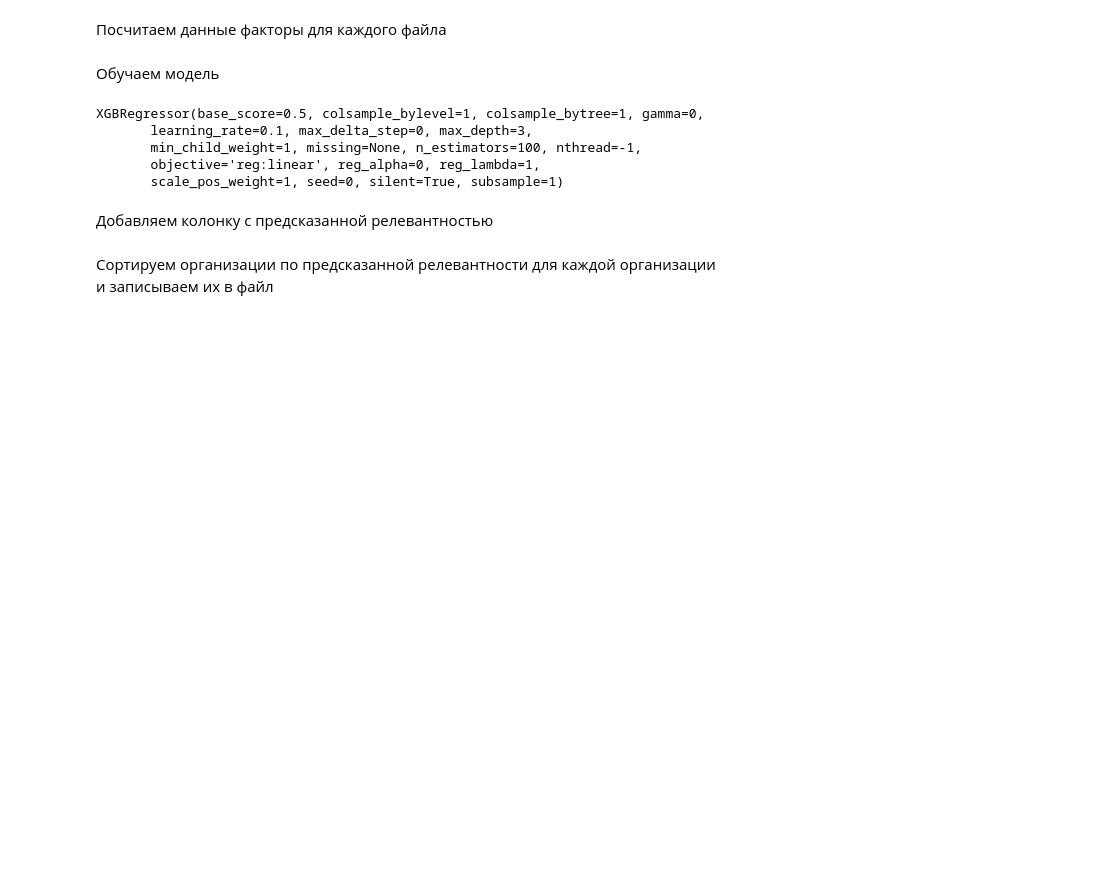
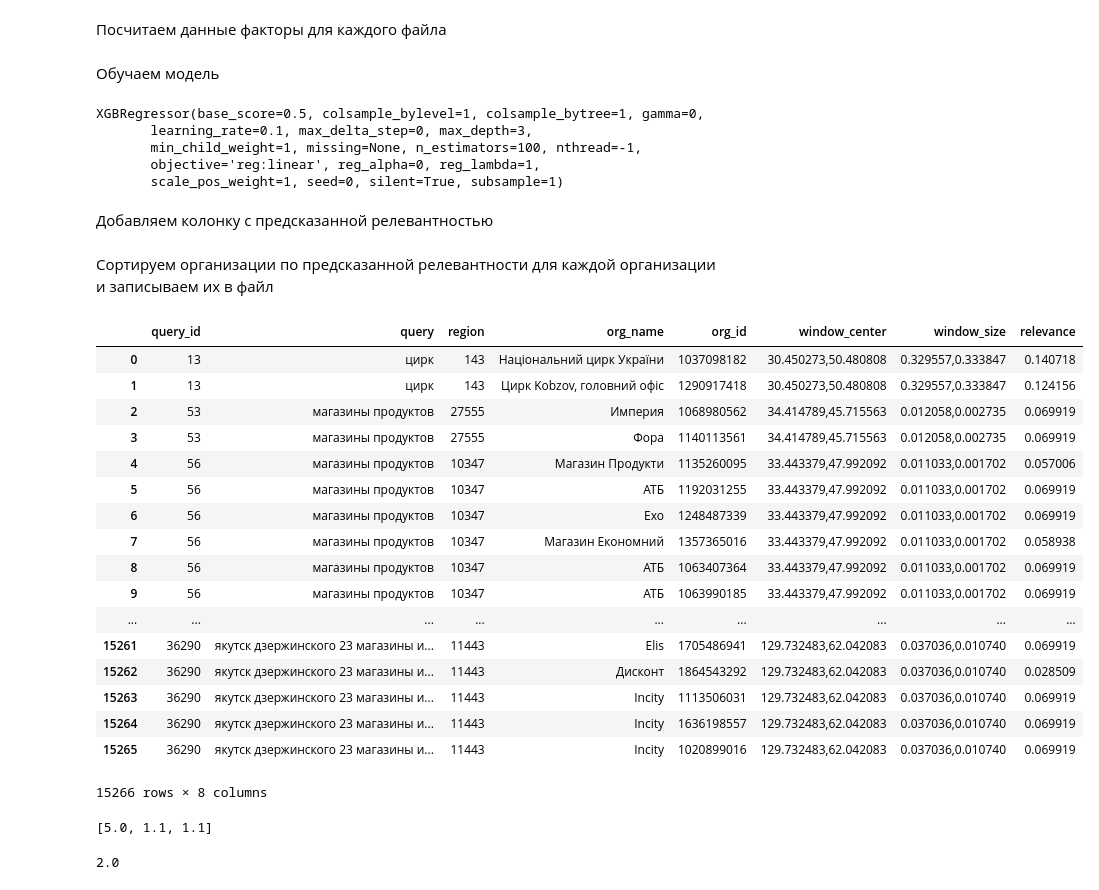
Before and after one commit to yu-rovikov/kaggle, a Jupyter notebook: contest_ranking/trying_to_hit_medium_baseline.ipynb, the cells around one changed output. Cells and saved outputs as stored; diff of their text form; code cells hidden in the pictures; blank space fills up the shorter version.

```diff
--- a/contest_ranking/trying_to_hit_medium_baseline.ipynb
+++ b/contest_ranking/trying_to_hit_medium_baseline.ipynb
@@ -70,3 +70,34 @@ test_pool['relevance'] = clf.predict(test_factors.values)
 # %%
 test_pool.sort_values(['query_id', 'relevance'],
                       ascending=[True, False])[['query_id', 'org_id']].to_csv('result.csv', index=None)
+# %%
+test_pool
+# %% [output]
+|  | query_id | query | region | org_name | org_id | window_center | window_size | relevance |
+| 0 | 13 | цирк | 143 | Національний цирк України | 1037098182 | 30.450273,50.480808 | 0.329557,0.333847 | 0.140718 |
+| 1 | 13 | цирк | 143 | Цирк Kobzov, головний офіс | 1290917418 | 30.450273,50.480808 | 0.329557,0.333847 | 0.124156 |
+| 2 | 53 | магазины продуктов | 27555 | Империя | 1068980562 | 34.414789,45.715563 | 0.012058,0.002735 | 0.069919 |
+| 3 | 53 | магазины продуктов | 27555 | Фора | 1140113561 | 34.414789,45.715563 | 0.012058,0.002735 | 0.069919 |
+| 4 | 56 | магазины продуктов | 10347 | Магазин Продукти | 1135260095 | 33.443379,47.992092 | 0.011033,0.001702 | 0.057006 |
+| 5 | 56 | магазины продуктов | 10347 | АТБ | 1192031255 | 33.443379,47.992092 | 0.011033,0.001702 | 0.069919 |
+| 6 | 56 | магазины продуктов | 10347 | Ехо | 1248487339 | 33.443379,47.992092 | 0.011033,0.001702 | 0.069919 |
+| 7 | 56 | магазины продуктов | 10347 | Магазин Економний | 1357365016 | 33.443379,47.992092 | 0.011033,0.001702 | 0.058938 |
+| 8 | 56 | магазины продуктов | 10347 | АТБ | 1063407364 | 33.443379,47.992092 | 0.011033,0.001702 | 0.069919 |
+| 9 | 56 | магазины продуктов | 10347 | АТБ | 1063990185 | 33.443379,47.992092 | 0.011033,0.001702 | 0.069919 |
+| ... | ... | ... | ... | ... | ... | ... | ... | ... |
+| 15261 | 36290 | якутск дзержинского 23 магазины и... | 11443 | Elis | 1705486941 | 129.732483,62.042083 | 0.037036,0.010740 | 0.069919 |
+| 15262 | 36290 | якутск дзержинского 23 магазины и... | 11443 | Дисконт | 1864543292 | 129.732483,62.042083 | 0.037036,0.010740 | 0.028509 |
+| 15263 | 36290 | якутск дзержинского 23 магазины и... | 11443 | Incity | 1113506031 | 129.732483,62.042083 | 0.037036,0.010740 | 0.069919 |
+| 15264 | 36290 | якутск дзержинского 23 магазины и... | 11443 | Incity | 1636198557 | 129.732483,62.042083 | 0.037036,0.010740 | 0.069919 |
+| 15265 | 36290 | якутск дзержинского 23 магазины и... | 11443 | Incity | 1020899016 | 129.732483,62.042083 | 0.037036,0.010740 | 0.069919 |
+15266 rows × 8 columns
+# %%
+s1 = 'fkg'
+s2 = 'fkg'
+common_trigrams_factors(s1, s2)
+# %% [output]
+[5.0, 1.1, 1.1]
+# %%
+float(len(['sdf', 'fdd']))
+# %% [output]
+2.0
```
Also changed, not shown: parts of 1 cell of this notebook, 1 other file.
